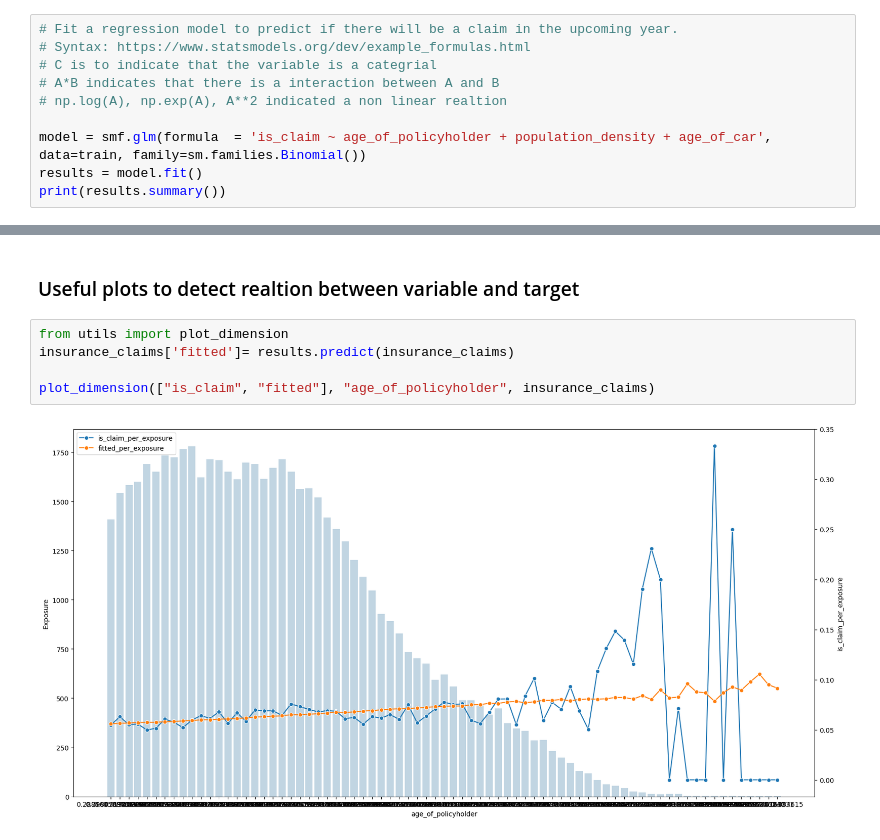
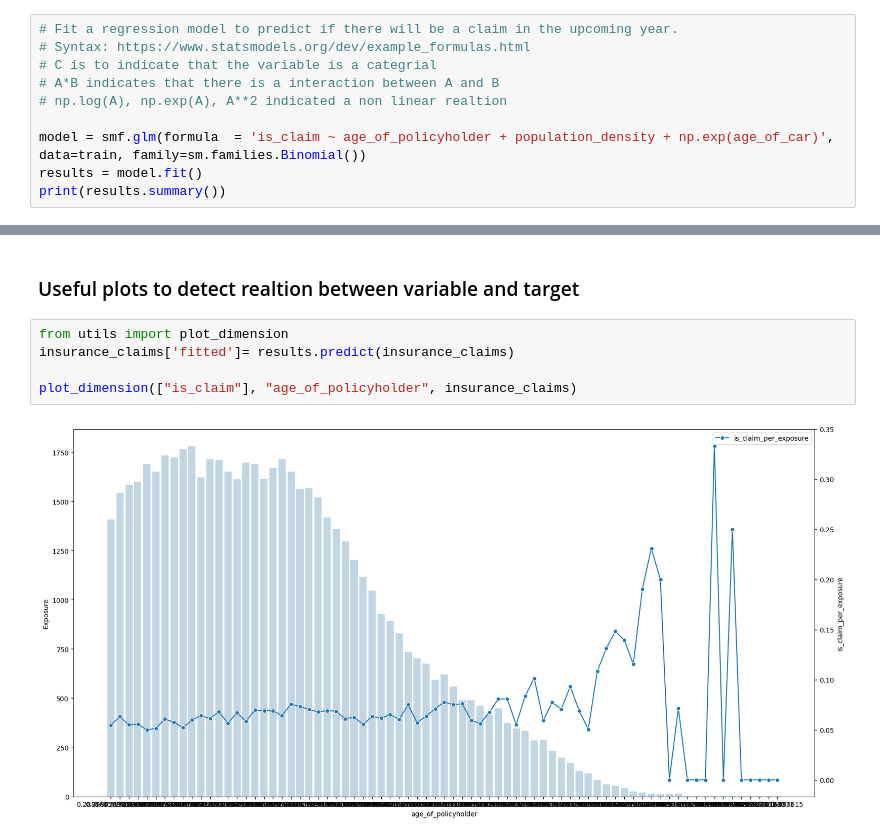
Before and after one commit to unkrejativ/axa-egoi-hands-on-session-2025, a Jupyter notebook: notebooks/insurance_workshop.ipynb, the cells around one changed output, grey strips where cells are left out. Cells and saved outputs as stored; diff of their text form.

```diff
--- a/notebooks/insurance_workshop.ipynb
+++ b/notebooks/insurance_workshop.ipynb
@@ -87,7 +87,7 @@ Index(['policy_id', 'policy_tenure', 'age_of_car', 'age_of_policyholder',
 # A*B indicates that there is a interaction between A and B
 # np.log(A), np.exp(A), A**2 indicated a non linear realtion
 
-model = smf.glm(formula  = 'is_claim ~ age_of_policyholder + population_density + age_of_car', data=train, family=sm.families.Binomial())
+model = smf.glm(formula  = 'is_claim ~ age_of_policyholder + population_density + np.exp(age_of_car)', data=train, family=sm.families.Binomial())
 results = model.fit()
 print(results.summary())
 # %% [output]
@@ -129,7 +129,7 @@ plt.show()
 # %%
 from utils import plot_dimension
 insurance_claims['fitted']= results.predict(insurance_claims)
 
-plot_dimension(["is_claim", "fitted"], "age_of_policyholder", insurance_claims)
+plot_dimension(["is_claim"], "age_of_policyholder", insurance_claims)
 # %% [output]
-[figure, old version]
+[figure, new version]
```
Also changed, not shown: parts of 3 cells of this notebook.
